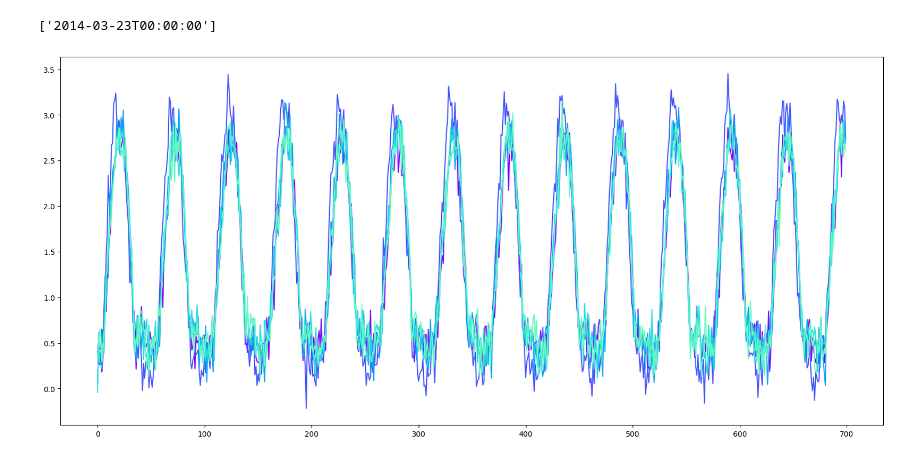
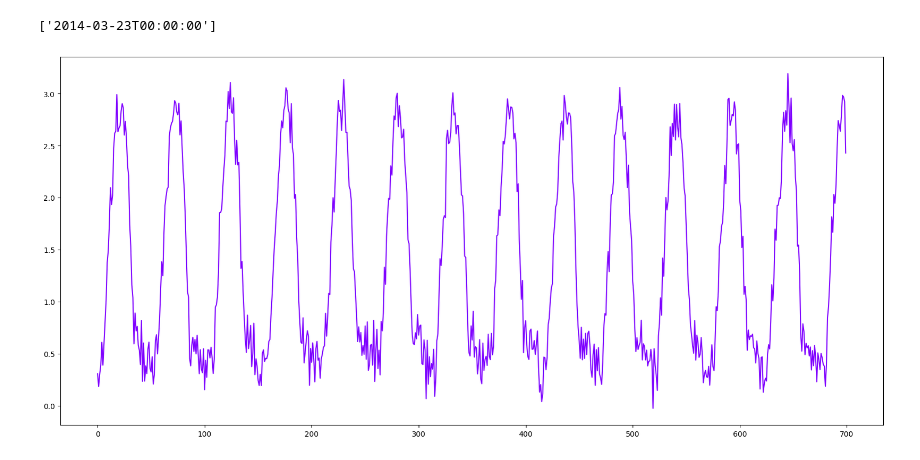
Before and after one commit to van-dai-vuong/cuTAGI, a Jupyter notebook: examples/generator_synTS_LSTM.ipynb, the cells around one changed output. Cells and saved outputs as stored; diff of their text form; code cells hidden in the pictures.

Commit message:
retrain LSTM on synthetic data

```diff
--- a/examples/generator_synTS_LSTM.ipynb
+++ b/examples/generator_synTS_LSTM.ipynb
@@ -39,7 +39,7 @@ net = Sequential(
     Linear(30 * input_seq_len, 1),
 )
 net.set_threads(8)
-net.load(filename='./saved_param/HQ_hybrid_LSTM/lstm_hq_hybrid_onlydisp2.pth')
+net.load(filename='./saved_param/HQ_hybrid_LSTM/lstm_hq_hybrid_onlydisp4.pth')
 # #net.to_device("cuda")
 
 # # State-space models: for baseline hidden states
@@ -183,20 +183,20 @@ print(date_time_train[-1])
 # %% [output]
 ['2014-03-23T00:00:00']
 # %%
-num_syn_ts = 20
+num_syn_ts = 1
 syn_ts_len = 700
 syn_ts_all = []
-models_filenames = ['./saved_param/HQ_hybrid_LSTM/lstm_hq_hybrid_onlydisp.pth',
-                    './saved_param/HQ_hybrid_LSTM/lstm_hq_hybrid_onlydisp2.pth',
-                    './saved_param/HQ_hybrid_LSTM/lstm_hq_hybrid_onlydisp3.pth',
-                    './saved_param/HQ_hybrid_LSTM/lstm_hq_hybrid_onlydisp4.pth',
-                    './saved_param/HQ_hybrid_LSTM/lstm_hq_hybrid_onlydisp5.pth',
-                    './saved_param/HQ_hybrid_LSTM/lstm_hq_hybrid_onlydisp6.pth',
-                    './saved_param/HQ_hybrid_LSTM/lstm_hq_hybrid_onlydisp7.pth',
-                    './saved_param/HQ_hybrid_LSTM/lstm_hq_hybrid_onlydisp8.pth',
-                    './saved_param/HQ_hybrid_LSTM/lstm_hq_hybrid_onlydisp9.pth',
-                    './saved_param/HQ_hybrid_LSTM/lstm_hq_hybrid_onlydisp10.pth',]
-# models_filenames = ['./saved_param/HQ_hybrid_LSTM/lstm_hq_hybrid_onlydisp4.pth']
+# models_filenames = ['./saved_param/HQ_hybrid_LSTM/lstm_hq_hybrid_onlydisp.pth',
+#                     './saved_param/HQ_hybrid_LSTM/lstm_hq_hybrid_onlydisp2.pth',
+#                     './saved_param/HQ_hybrid_LSTM/lstm_hq_hybrid_onlydisp3.pth',
+#                     './saved_param/HQ_hybrid_LSTM/lstm_hq_hybrid_onlydisp4.pth',
+#                     './saved_param/HQ_hybrid_LSTM/lstm_hq_hybrid_onlydisp5.pth',
+#                     './saved_param/HQ_hybrid_LSTM/lstm_hq_hybrid_onlydisp6.pth',
+#                     './saved_param/HQ_hybrid_LSTM/lstm_hq_hybrid_onlydisp7.pth',
+#                     './saved_param/HQ_hybrid_LSTM/lstm_hq_hybrid_onlydisp8.pth',
+#                     './saved_param/HQ_hybrid_LSTM/lstm_hq_hybrid_onlydisp9.pth',
+#                     './saved_param/HQ_hybrid_LSTM/lstm_hq_hybrid_onlydisp10.pth',]
+models_filenames = ['./saved_param/HQ_hybrid_LSTM/lstm_hq_hybrid_onlydisp4.pth']
 hybrid.z[-3] = z_prior[-3]
 hybrid.Sz[-3,:] = 0
 hybrid.Sz[:,-3] = 0
@@ -211,6 +211,7 @@ for j in tqdm(range(num_syn_ts)):
     syn_ts_i=[]
     date_time = copy.deepcopy(date_time_train)
     datetime_values_tosave = []
+    AR_i = []
     x = copy.deepcopy(x_train)
     mu_preds_lstm = copy.deepcopy(mu_preds_lstm_train)
     for i in range(syn_ts_len):
@@ -230,10 +231,11 @@ for j in tqdm(range(num_syn_ts)):
         # Feed forward
         y_pred, Sy_red, z_prior, Sz_prior, m_pred, v_pred = hybrid(mu_x_, var_x_)
 
+        z_sample = np.random.multivariate_normal(z_prior.flatten(), Sz_prior)
+        y = np.dot(hybrid.F, z_sample)
+
         # sample a y from y_pred, Sy_red using gaussian distribution
-        # y = y_pred[0]
-        # y = np.random.normal(y_pred, np.sqrt(Sz_prior[-2, -2]))[0]
-        y = np.random.normal(y_pred, np.sqrt(Sy_red))[0]
+        # y = np.random.normal(y_pred, np.sqrt(Sy_red))[0]
 
         obs = normalizer.unstandardize(
             y, train_dtl.x_mean[output_col], train_dtl.x_std[output_col]
@@ -246,6 +248,7 @@ for j in tqdm(range(num_syn_ts)):
         syn_ts_i.extend(obs)
         current_date_time = date_time[-1] + np.timedelta64(7, 'D')
         datetime_values_tosave.append(current_date_time[0])
+        AR_i.append(z_sample[-2])
         # obs_unnorm.extend(y)
 
     syn_ts_all.append(syn_ts_i)
@@ -269,14 +272,14 @@ with open('syn_dataset_hqts2_lstm_unstandardized_10episode.csv', 'w', newline=''
 # %%
 # Plot the first 10 time series in syn_ts_all
 def get_cmap(n, name='rainbow'):
     '''Returns a function that maps each index in 0, 1, ..., n-1 to a distinct
     RGB color; the keyword argument name must be a standard mpl colormap name.'''
     return plt.cm.get_cmap(name, n)
 
-COLORS = get_cmap(10)
+COLORS = get_cmap(1)
 plt.figure(figsize=(20, 9))
-for i in range(5):
+for i in range(1):
     plt.plot(syn_ts_all[i], color = COLORS(i))
 plt.show()
 # %% [output]
-[figure, old version]
+[figure, new version]
```
Also changed, not shown: parts of 3 cells of this notebook, 4 other files.
